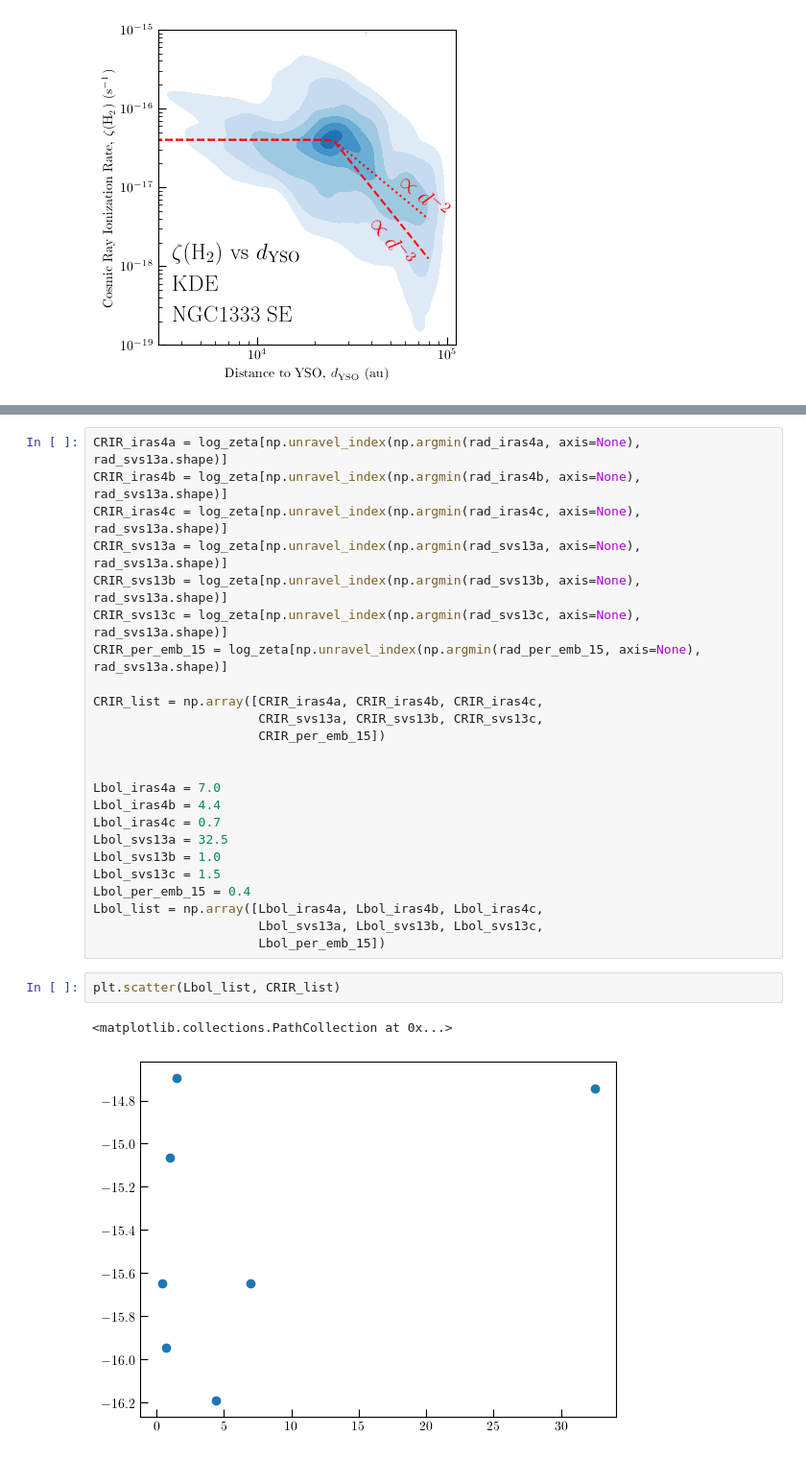
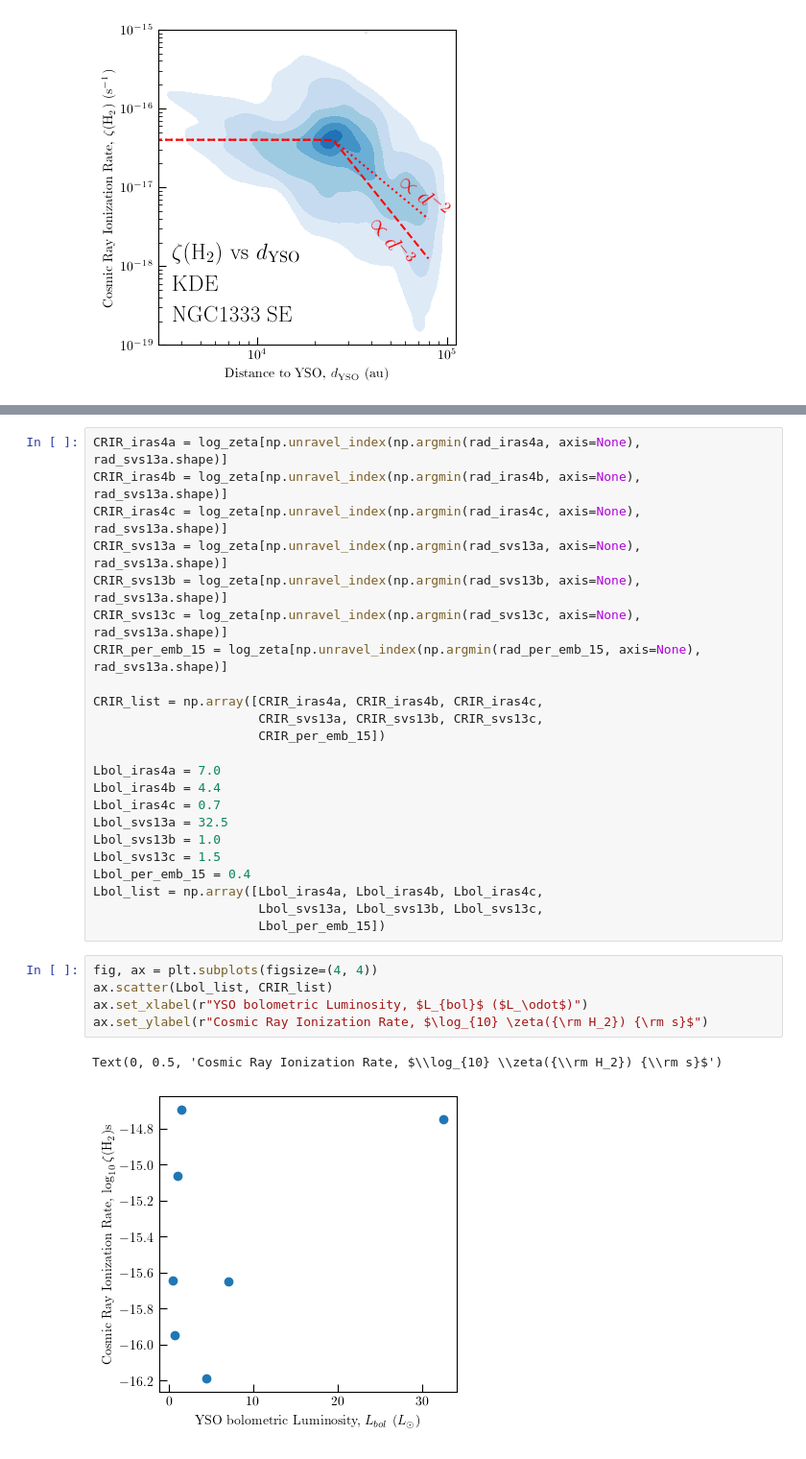
Before and after one commit to jpinedaf/NGC1333_NOEMA_Ions, a Jupyter notebook: NGC1333_Ions_Calculations.ipynb, the cells around one changed output, grey strips where cells are left out. Shown at 96% size. Saved outputs shown, nothing was run; the diff lists cells and outputs as text.

Commit message:
Update accepted -Update notebook to include all calculations and figures in accepted paper -remove redundant and unnused files

```diff
--- a/NGC1333_Ions_Calculations.ipynb
+++ b/NGC1333_Ions_Calculations.ipynb
@@ -1419,7 +1369,6 @@ CRIR_list = np.array([CRIR_iras4a, CRIR_iras4b, CRIR_iras4c,
                       CRIR_svs13a, CRIR_svs13b, CRIR_svs13c,
                       CRIR_per_emb_15])
 
-
 Lbol_iras4a = 7.0
 Lbol_iras4b = 4.4
 Lbol_iras4c = 0.7
@@ -1431,7 +1380,10 @@ Lbol_list = np.array([Lbol_iras4a, Lbol_iras4b, Lbol_iras4c,
                       Lbol_svs13a, Lbol_svs13b, Lbol_svs13c,
                       Lbol_per_emb_15])
 # %%
-plt.scatter(Lbol_list, CRIR_list)
+fig, ax = plt.subplots(figsize=(4, 4))
+ax.scatter(Lbol_list, CRIR_list)
+ax.set_xlabel(r"YSO bolometric Luminosity, $L_{bol}$ ($L_\odot$)")
+ax.set_ylabel(r"Cosmic Ray Ionization Rate, $\log_{10} \zeta({\rm H_2}) {\rm s}$")
 # %% [output]
-<matplotlib.collections.PathCollection at 0x...>
+Text(0, 0.5, 'Cosmic Ray Ionization Rate, $\\log_{10} \\zeta({\\rm H_2}) {\\rm s}$')
-[figure, old version]
+[figure, new version]
```
Also changed, not shown: parts of 15 cells of this notebook, 24 other files.
